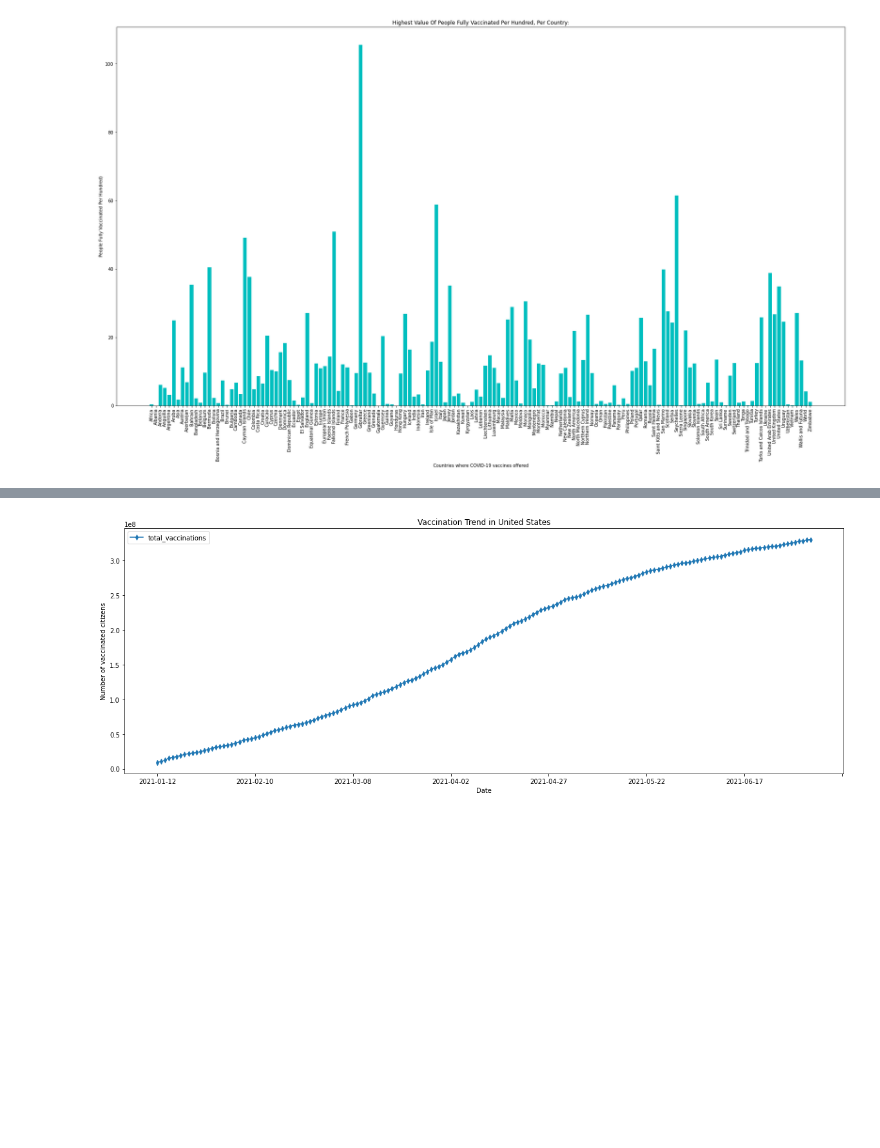
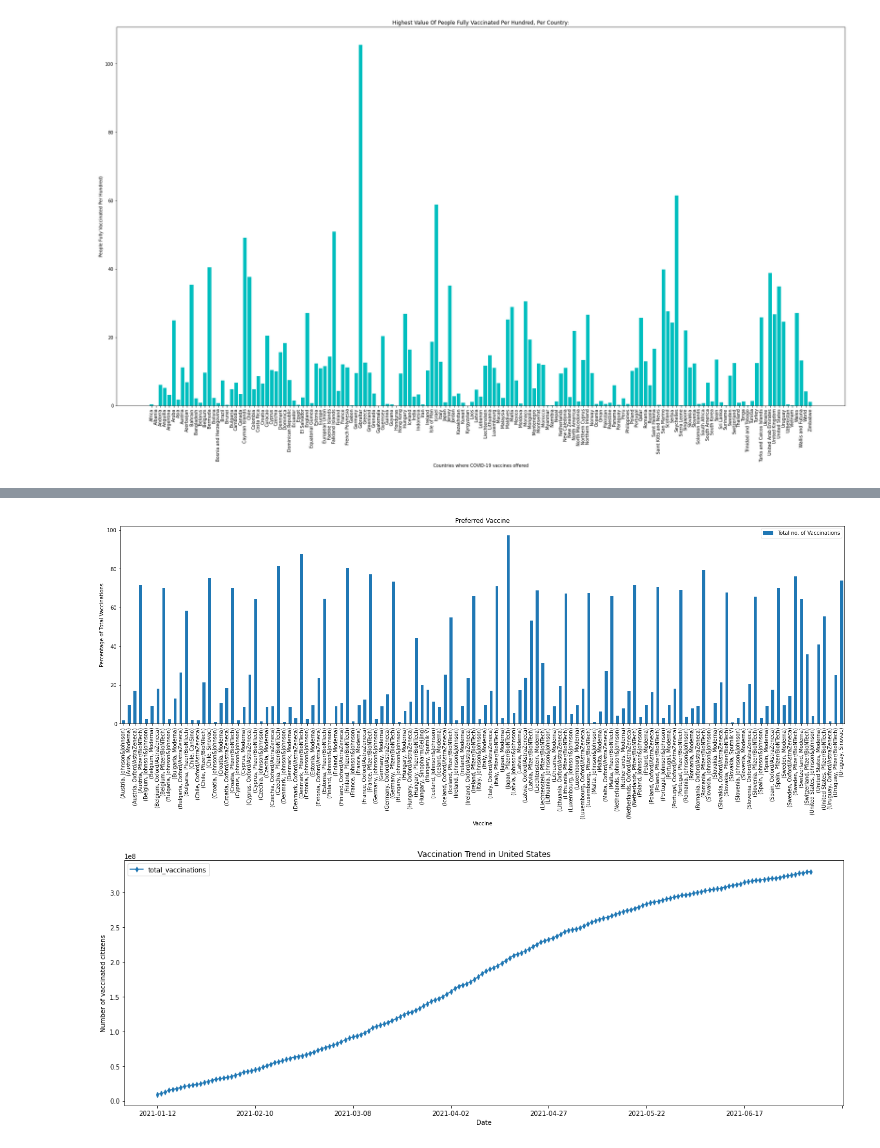
Before and after one commit to hanapadua/teamprovaccine, a Jupyter notebook: cleaning_data.ipynb, the cells around one changed output, grey strips where cells are left out. Saved outputs shown, nothing was run; the diff lists cells and outputs as text; code cells hidden in the pictures; blank space fills up the shorter version.

```diff
--- a/cleaning_data.ipynb
+++ b/cleaning_data.ipynb
@@ -322,3 +336,22 @@ percents_df
+# %%
+# area = widgets.Dropdown(
+#     options=['All'] + list(data_country_df['location'].unique()),
+#     value='All',
+#     description='Country',
+# )
+percents_df.plot.bar(figsize=(25,7))#, subplots=True)
+plt.title('Preferred Vaccine')
+plt.ylabel('Percentage of Total Vaccinations')
+plt.xlabel('Vaccine')
+plt.show();
+# dfg.plot(kind='bar', title='Arrests', ylabel='Mean Arrests',
+#          xlabel='Home Team', figsize=(6, 5))
+# area = widgets.Dropdown(
+#     options=['All'] + list(df['Area'].unique()),
+#     value='All',
+#     description='Area:'
+# %% [output]
+[figure, added]
 # %%
 #Highest vaccinated country's trend(USA)
 usa_data_df = data_country_df[data_country_df["location"] == "United States"]
```
Also changed, not shown: parts of 5 cells of this notebook.
